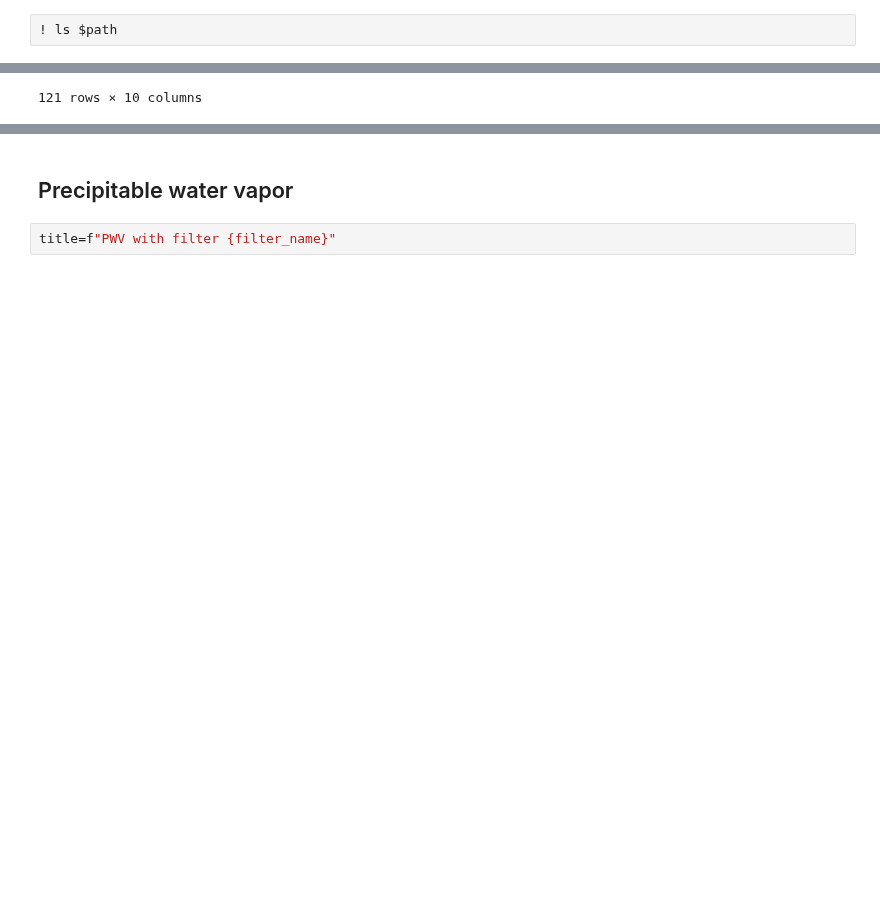
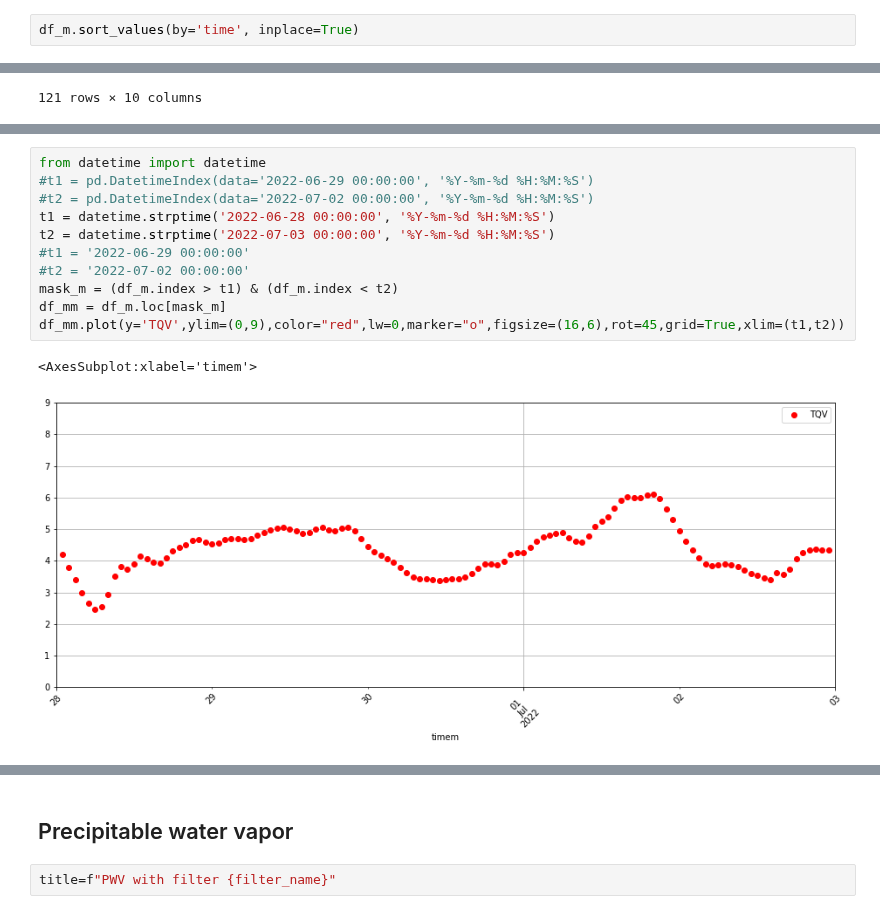
Before and after one commit to sylvielsstfr/GMAOMERRA2, a Jupyter notebook: AnalysisAuxtel/2022/AtmosphericEstimationAuxtel2022.ipynb, the cells around one changed output, grey strips where cells are left out. Drawn from its saved outputs; the diff is of its cells as text; blank space fills up the shorter version.

```diff
--- a/AnalysisAuxtel/2022/AtmosphericEstimationAuxtel2022.ipynb
+++ b/AnalysisAuxtel/2022/AtmosphericEstimationAuxtel2022.ipynb
@@ -28,2 +41,2 @@ filename_in="auxtel_atmosphere_2022.hdf"
 # %%
-! ls $path
+df_m.sort_values(by='time', inplace=True)
@@ -306,0 +321,14 @@ df_extract.sort_index()
+# %%
+from datetime import datetime
+#t1 = pd.DatetimeIndex(data='2022-06-29 00:00:00', '%Y-%m-%d %H:%M:%S')
+#t2 = pd.DatetimeIndex(data='2022-07-02 00:00:00', '%Y-%m-%d %H:%M:%S')
+t1 = datetime.strptime('2022-06-28 00:00:00', '%Y-%m-%d %H:%M:%S')
+t2 = datetime.strptime('2022-07-03 00:00:00', '%Y-%m-%d %H:%M:%S')
+#t1 = '2022-06-29 00:00:00'
+#t2 = '2022-07-02 00:00:00'
+mask_m = (df_m.index > t1) & (df_m.index < t2)
+df_mm = df_m.loc[mask_m]
+df_mm.plot(y='TQV',ylim=(0,9),color="red",lw=0,marker="o",figsize=(16,6),rot=45,grid=True,xlim=(t1,t2))
+# %% [output]
+<AxesSubplot:xlabel='timem'>
+[figure, added]
```
Also changed, not shown: parts of 14 cells of this notebook.
